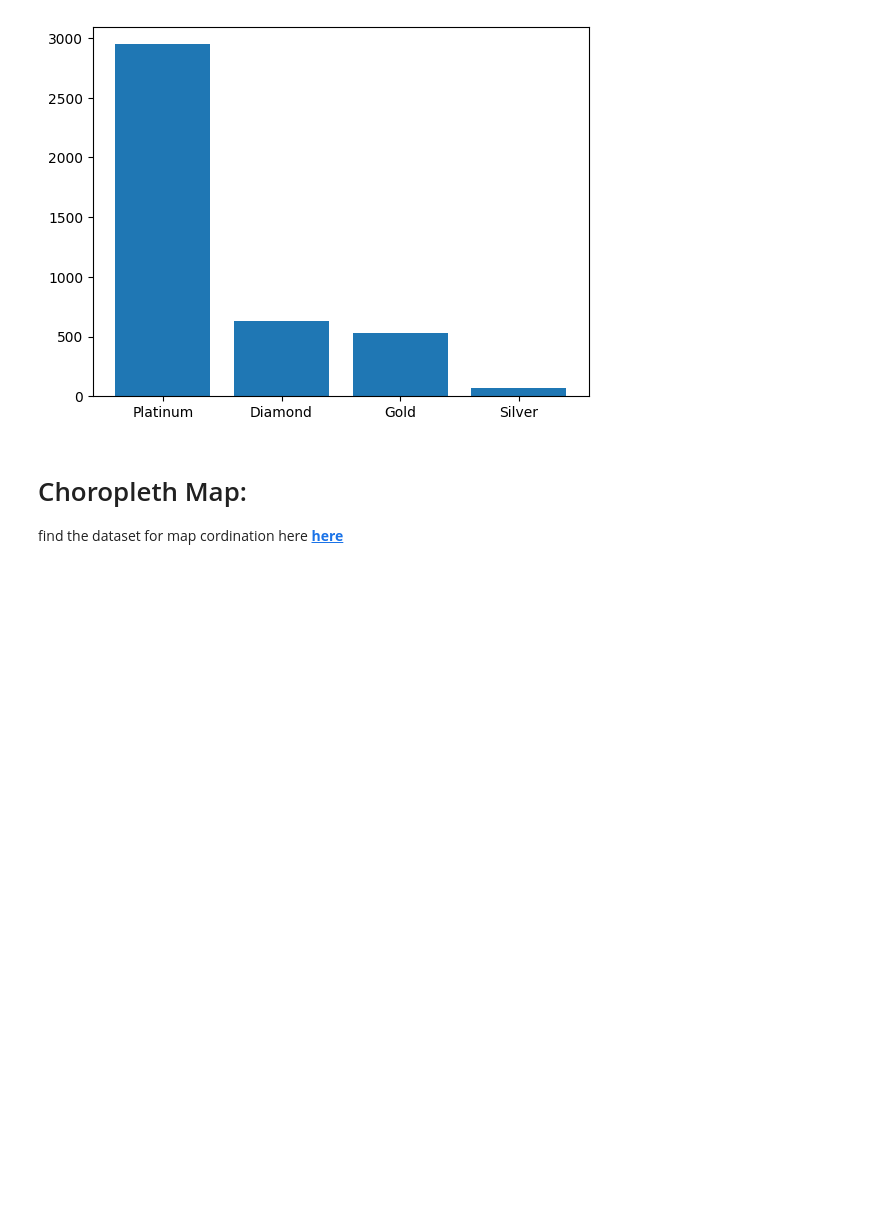
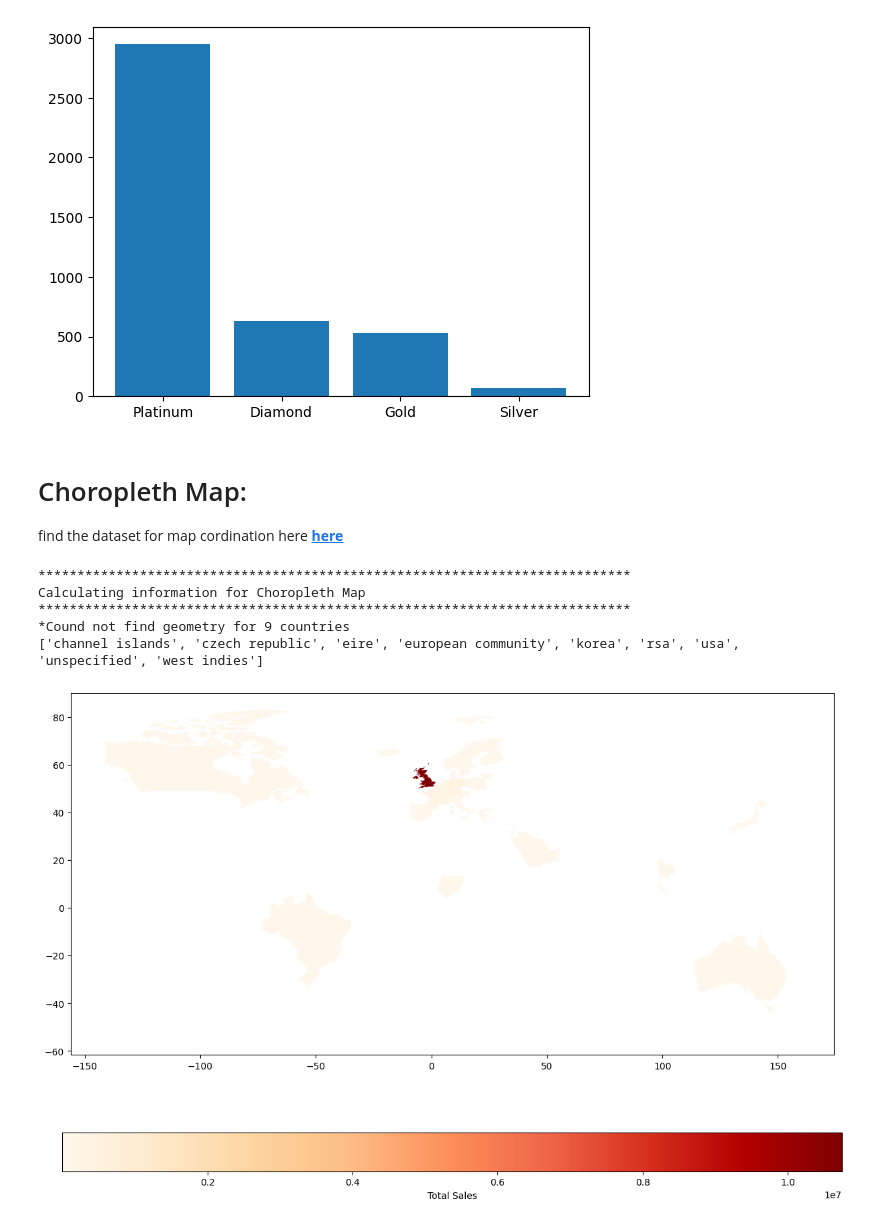
Before and after one commit to manab36/Data-Analysis, a Jupyter notebook: customer segmentation.ipynb, the cells around one changed output. Drawn from its saved outputs; the diff is of its cells as text; code cells hidden in the pictures; blank space fills up the shorter version.

```diff
--- a/customer segmentation.ipynb
+++ b/customer segmentation.ipynb
@@ -589,4 +589,11 @@ find the dataset for map cordination here __[here](https://www.naturalearthdata.
   }
 </style>
 # %%
-# merged_df= choropleth_map_plot(data, map_source_url)
+merged_df= choropleth_map_plot(data, map_source_url)
+# %% [output]
+****************************************************************************
+Calculating information for Choropleth Map
+****************************************************************************
+*Cound not find geometry for 9 countries
+['channel islands', 'czech republic', 'eire', 'european community', 'korea', 'rsa', 'usa', 'unspecified', 'west indies']
+[figure, added]
```
